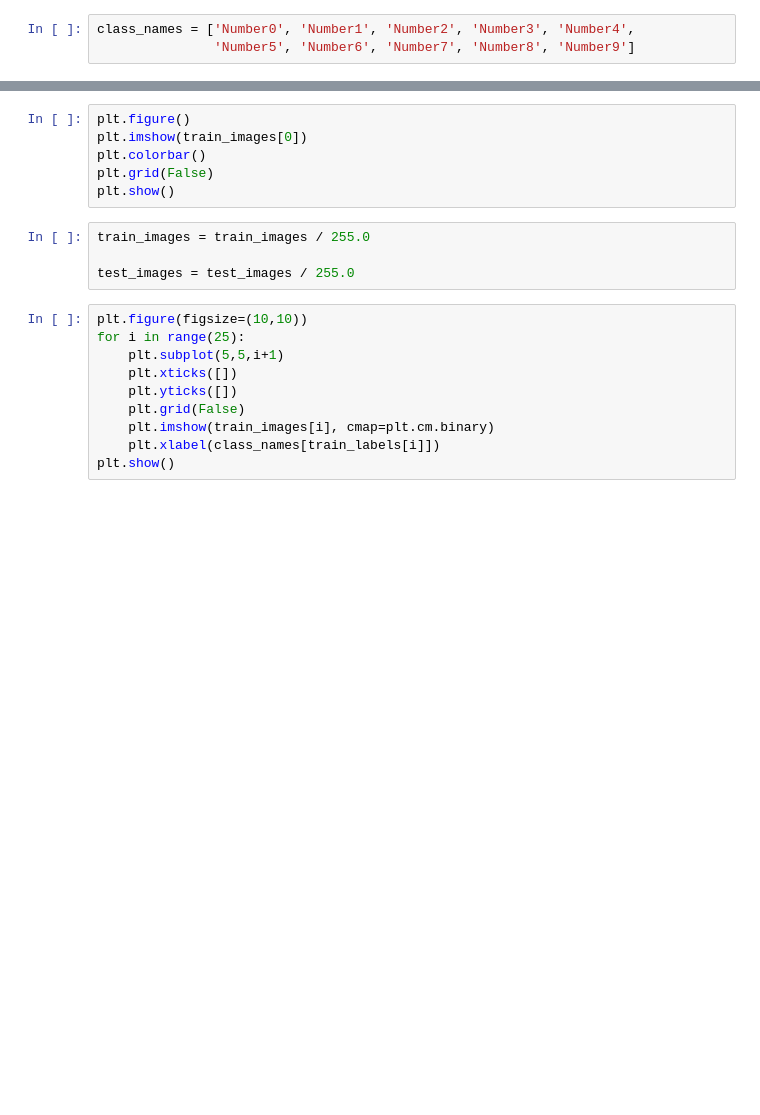
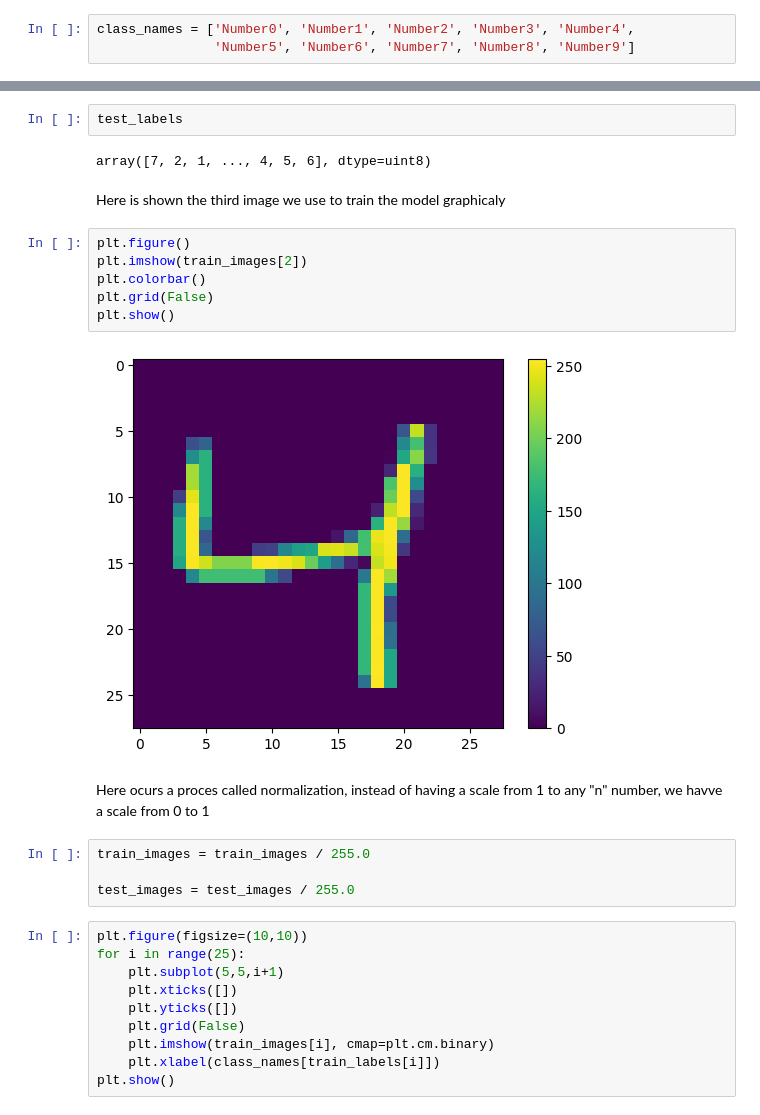
Before and after one commit to Juanjo1899435/A3_Training_ANN, a Jupyter notebook: A3_Finalwork.ipynb, the cells around one changed output, grey strips where cells are left out. Saved outputs shown, nothing was run; the diff lists cells and outputs as text; blank space fills up the shorter version.

```diff
--- a/A3_Finalwork.ipynb
+++ b/A3_Finalwork.ipynb
@@ -34,9 +70,19 @@ len(test_labels)
+# %%
+test_labels
+# %% [output]
+array([7, 2, 1, ..., 4, 5, 6], dtype=uint8)
+# %% [markdown]
+Here is shown the third image we use to train the model graphicaly
 # %%
 plt.figure()
-plt.imshow(train_images[0])
+plt.imshow(train_images[2])
 plt.colorbar()
 plt.grid(False)
 plt.show()
+# %% [output]
+[figure, added]
+# %% [markdown]
+Here ocurs a proces called normalization, instead of having a scale from 1 to any "n" number, we havve a scale from 0 to 1
 # %%
 train_images = train_images / 255.0
 
```
Also changed, not shown: parts of 37 cells of this notebook.
